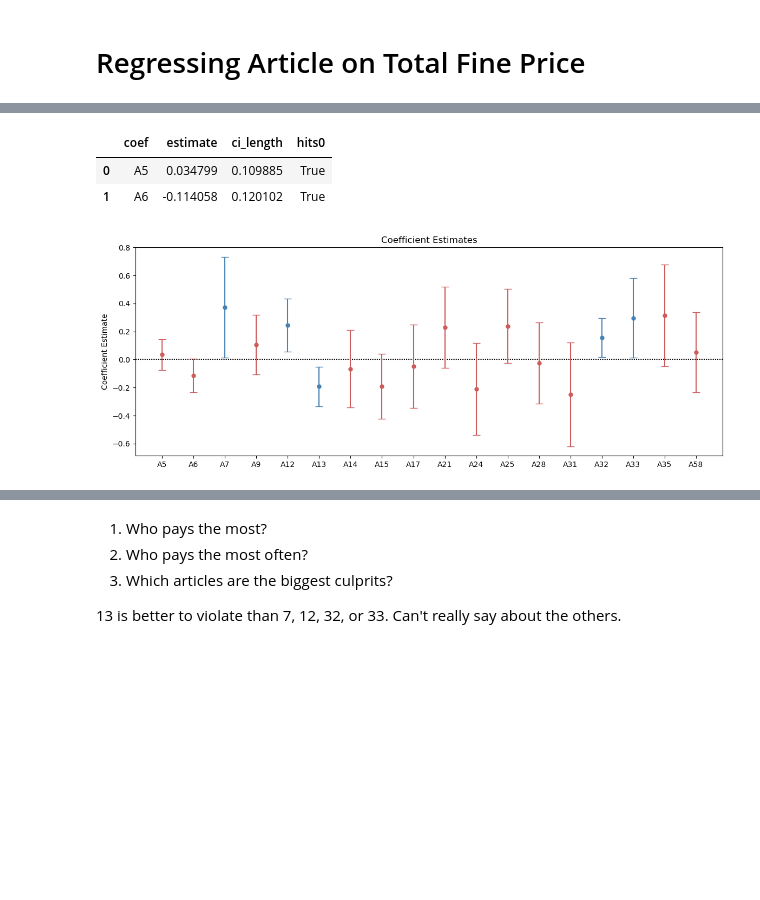
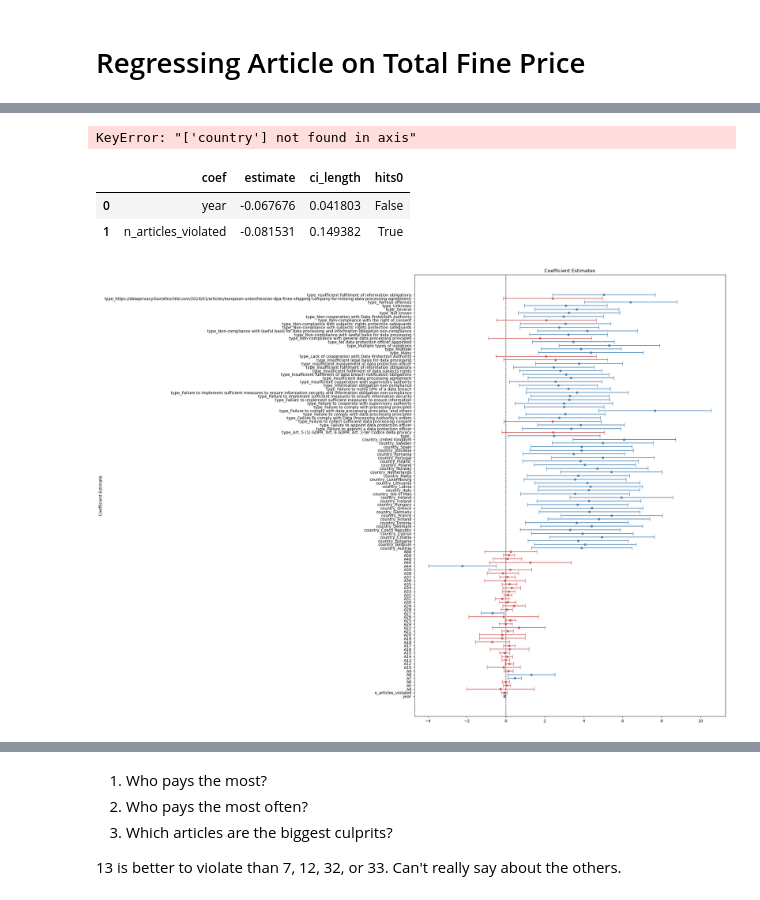
Before and after one commit to dc27/gdpr-fines-analysis, a Jupyter notebook: dev.ipynb, the cells around one changed output, grey strips where cells are left out. Cells and saved outputs as stored; diff of their text form; code cells hidden in the pictures; blank space fills up the shorter version.

Commit message:
getting lost in the model sauce

```diff
--- a/dev.ipynb
+++ b/dev.ipynb
@@ -30,6 +30,9 @@ fines.head(3)
 fines_nozero = (
     fines
     .loc[fines.price > 0, :]
-    .assign(date = lambda x: pd.to_datetime(x.date, format='%m/%d/%Y'))
+    .assign(
+        date = lambda x: pd.to_datetime(x.date, format='%m/%d/%Y'),
+        type = lambda x: x.type.str.strip()
+    )
 )
 # %%
@@ -280,7 +249,7 @@ fines_long = (
     )
     .merge(fines_nozero, how='right', left_on='id', right_on='id')
     .assign(date = lambda x: pd.to_datetime(x.date, format='%m/%d/%Y'))
-    .loc[:, ['id', 'name', 'price', 'authority', 'date', 'controller','article',
+    .loc[:, ['id', 'name', 'price', 'authority', 'date', 'controller',
              'article_number', 'n_articles_violated', 'type', 'summary']]
     .rename(columns={'price':'total_fine_euro', 'name': 'country'})
 )
@@ -434,6 +431,6 @@ gdpr_model_data = (
 gdpr_model_data.columns = gdpr_model_data.columns.droplevel(0)
 gdpr_model_data.columns.name = None
 
-gdpr_model_data.columns = ['article_' + str(col) for col in gdpr_model_data.columns]
+gdpr_model_data.columns = ['A' + str(col) for col in gdpr_model_data.columns]
 
 gdpr_model_data = gdpr_model_data.reset_index()
@@ -469,14 +540,15 @@ res = mod.fit()
 coefs = pd.concat([res.params, res.conf_int()], axis=1)
 
 coefs.columns = ['estimate', 'ci0', 'ci1']
+# %% [output]
+KeyError: "['country'] not found in axis"
 # %%
 coefTable = (
     coefs
     .reset_index(names='coef')
     .assign(
         ci_length = lambda x: x.ci1 - x.estimate,
-        hits0     = lambda x: (0 > x.ci0) & (0 < x.ci1),
-        coef      = lambda x: x.coef.str.replace('article_', 'A')
+        hits0     = lambda x: (0 > x.ci0) & (0 < x.ci1)
     )
     .loc[lambda x: x.coef != 'constant', ['coef', 'estimate', 'ci_length', 'hits0']]
 )
@@ -484,41 +556,27 @@ coefTable = (
 coefTable.head(2)
 # %% [output]
 |  | coef | estimate | ci_length | hits0 |
-| 0 | A5 | 0.034799 | 0.109885 | True |
-| 1 | A6 | -0.114058 | 0.120102 | True |
+| 0 | year | -0.067676 | 0.041803 | False |
+| 1 | n_articles_violated | -0.081531 | 0.149382 | True |
 # %%
-# ax = sns.pointplot(
-#     x='coef', y='estimate',
-#     data=coefs.reset_index(names='coef').query('coef != "constant"').assign(hits0 = lambda x: (0 > x.ci0) & (0 < x.ci1)),
-#     join=False, markers="D",
-#     hue='hits0')
-
-# ax.errorbar(
-#     coefs.estimate[:-1],
-#     coefs.index[:-1],
-#     xerr=ci_lengths[:-1],
-#     fmt='o',
-#     capsize=5
-# )
-
 colors = {'True': 'indianred', 'False': 'steelblue'}
 
-fig, ax = plt.subplots(figsize=(14, 5))
+fig, ax = plt.subplots(figsize=(14, 20))
 
-ax.axhline(y=0, color="black", linestyle=(0, (1, 1)))
-ax.set(xlabel=None, ylabel="Coefficient Estimate", title="Coefficient Estimates", xticks=coefTable.index, xticklabels=coefTable.coef)
+ax.axvline(x=0, color="black", linestyle=(0, (1, 1)))
+ax.set(xlabel=None, ylabel="Coefficient Estimate", title="Coefficient Estimates", yticks=coefTable.index, yticklabels=coefTable.coef)
 
 for hit_type in np.unique(coefTable.hits0):
     color = colors[str(hit_type)]
     df_subset = coefTable.query(f'hits0 == {hit_type}')
     ax.errorbar(
-        df_subset.index, df_subset.estimate, yerr=df_subset.ci_length,
+        df_subset.estimate, df_subset.index, xerr=df_subset.ci_length,
         marker='o', color=color, ls='', ms=5, capsize=5, label=hit_type
     )
 
 plt.show()
 # %% [output]
-[figure, old version]
+[figure, new version]
 # %%
 res.summary()
 # %% [output]
```
Also changed, not shown: parts of 25 cells of this notebook, 1 other file.
